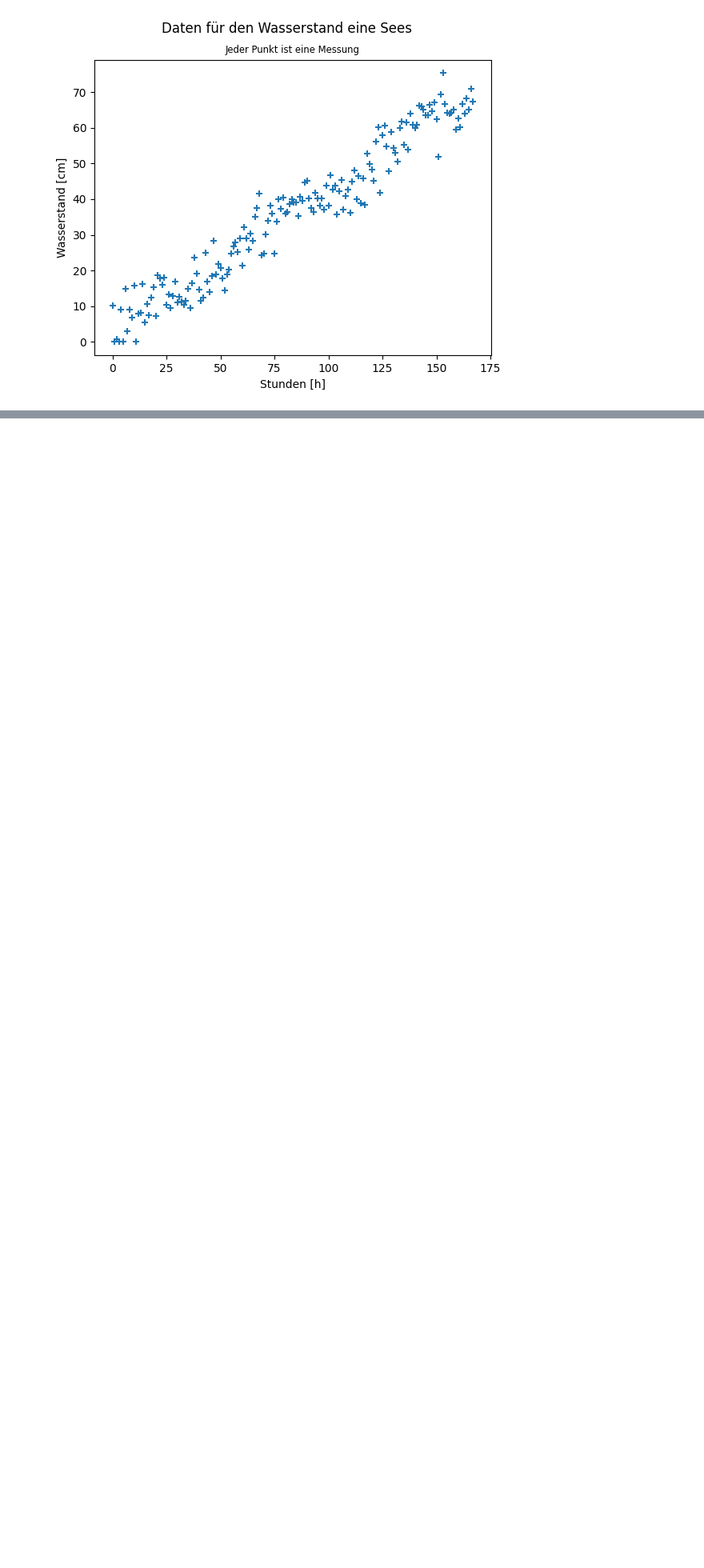
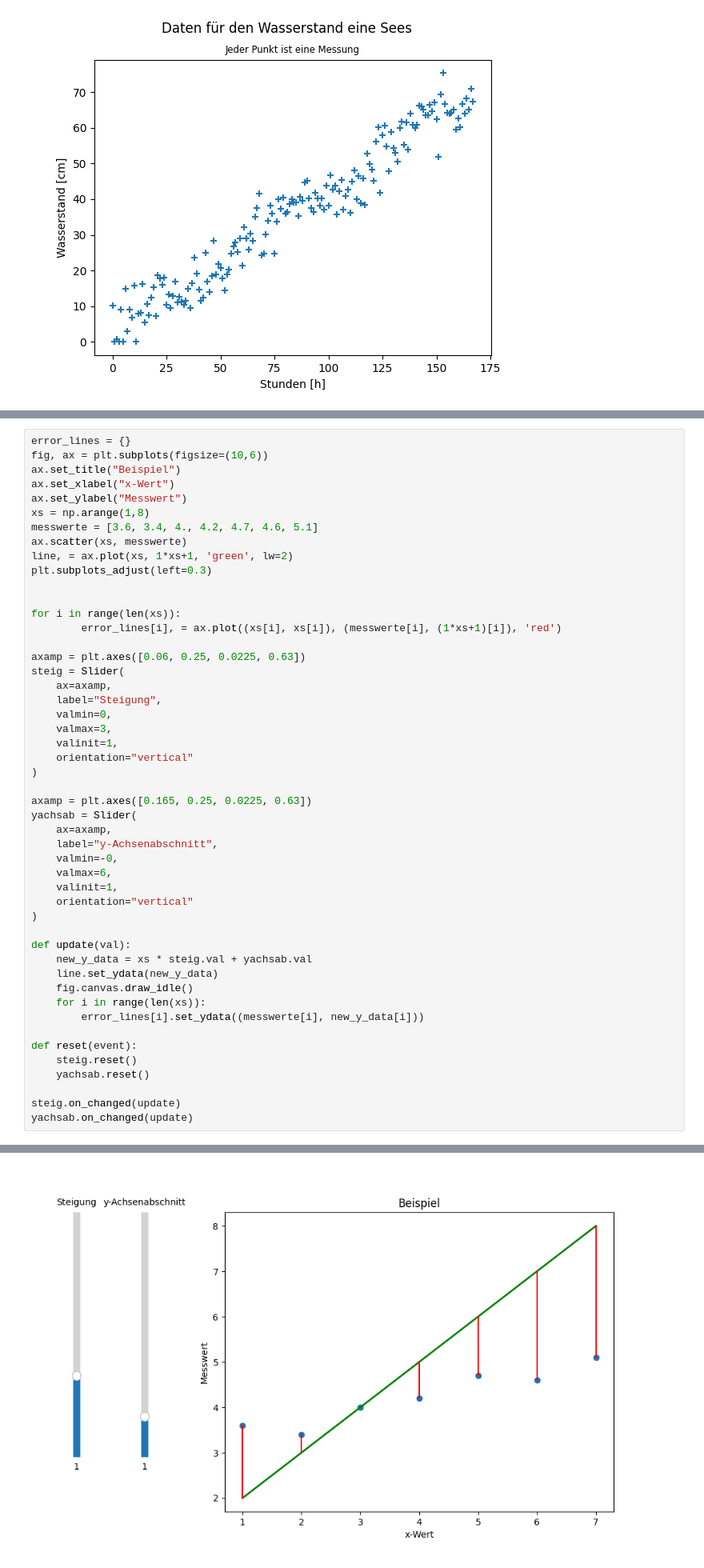
Before and after one commit to lukasboettcher/ml-website-notebooks, a Jupyter notebook: linear-regression.ipynb, the cells around one changed output, grey strips where cells are left out. Shown: that part at 80% size. Drawn from its saved outputs; the diff is of its cells as text; blank space fills up the shorter version.

```diff
--- a/linear-regression.ipynb
+++ b/linear-regression.ipynb
@@ -95,0 +123,50 @@ plt.show()
+# %%
+error_lines = {}
+fig, ax = plt.subplots(figsize=(10,6))
+ax.set_title("Beispiel")
+ax.set_xlabel("x-Wert")
+ax.set_ylabel("Messwert")
+xs = np.arange(1,8)
+messwerte = [3.6, 3.4, 4., 4.2, 4.7, 4.6, 5.1]
+ax.scatter(xs, messwerte)
+line, = ax.plot(xs, 1*xs+1, 'green', lw=2)
+plt.subplots_adjust(left=0.3)
+
+
+for i in range(len(xs)):
+        error_lines[i], = ax.plot((xs[i], xs[i]), (messwerte[i], (1*xs+1)[i]), 'red')
+
+axamp = plt.axes([0.06, 0.25, 0.0225, 0.63])
+steig = Slider(
+    ax=axamp,
+    label="Steigung",
+    valmin=0,
+    valmax=3,
+    valinit=1,
+    orientation="vertical"
+)
+
+axamp = plt.axes([0.165, 0.25, 0.0225, 0.63])
+yachsab = Slider(
+    ax=axamp,
+    label="y-Achsenabschnitt",
+    valmin=-0,
+    valmax=6,
+    valinit=1,
+    orientation="vertical"
+)
+
+def update(val):
+    new_y_data = xs * steig.val + yachsab.val
+    line.set_ydata(new_y_data)
+    fig.canvas.draw_idle()
+    for i in range(len(xs)):
+        error_lines[i].set_ydata((messwerte[i], new_y_data[i]))
+
+def reset(event):
+    steig.reset()
+    yachsab.reset()
+
+steig.on_changed(update)
+yachsab.on_changed(update)
+# %% [output]
@@ -96,3 +174,4 @@ plt.show()
+[figure, added]
 # %%
 def three(x, y, z):
     return (x, y, z)
```
Also changed, not shown: parts of 4 cells of this notebook.
